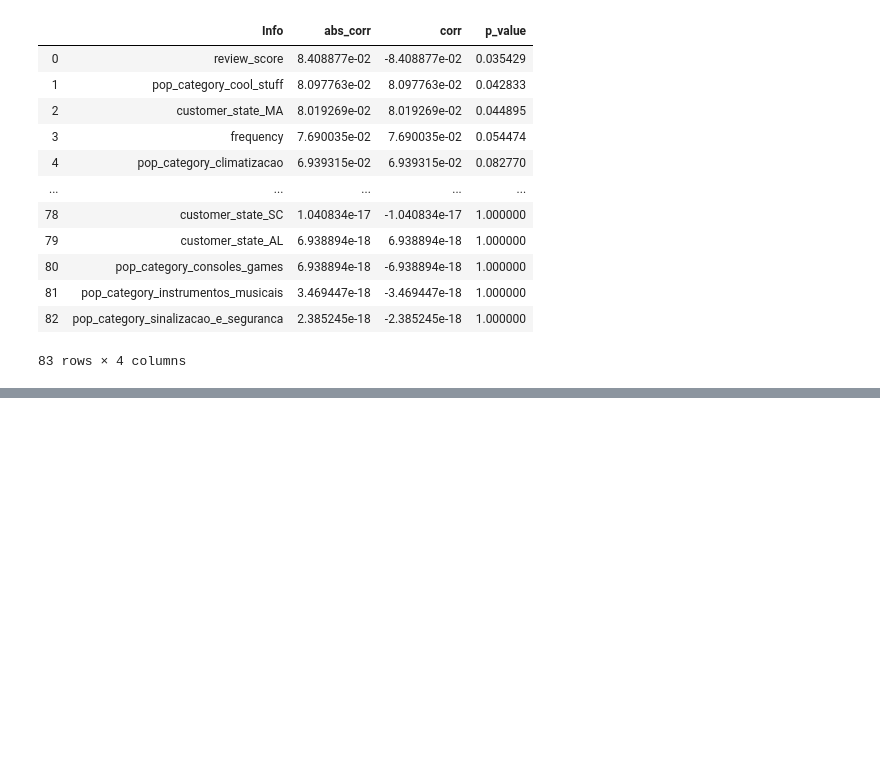
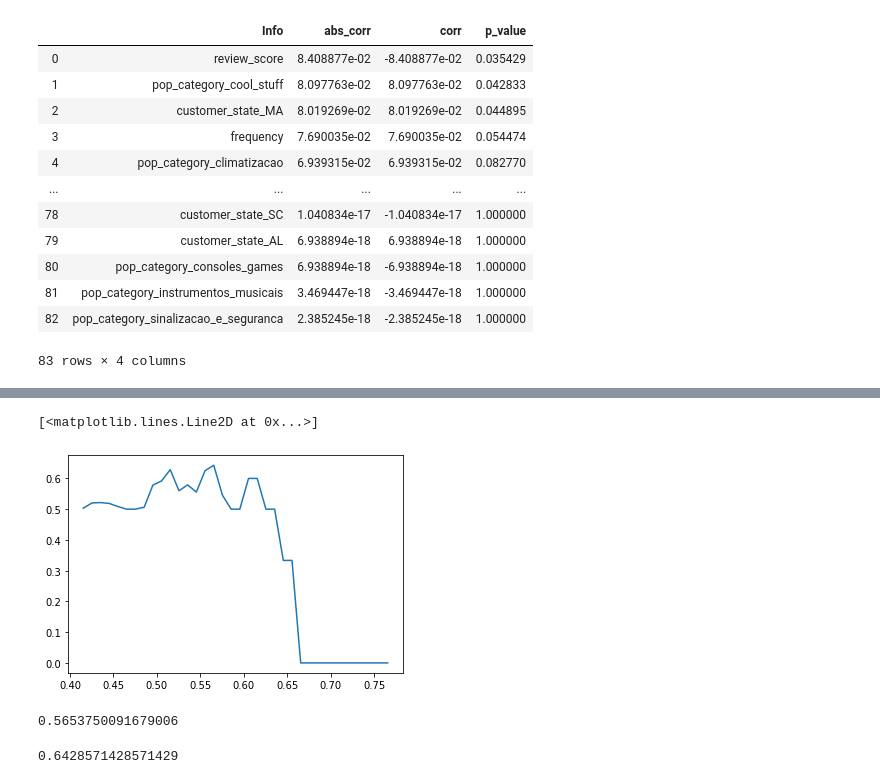
Before and after one commit to alireza-alizadegan/e-commerce-Sales, a Jupyter notebook: Brazil/Customer Value Prediction.ipynb, the cells around one changed output, grey strips where cells are left out. Drawn from its saved outputs; the diff is of its cells as text; code cells hidden in the pictures; blank space fills up the shorter version.

```diff
--- a/Brazil/Customer Value Prediction.ipynb
+++ b/Brazil/Customer Value Prediction.ipynb
@@ -992,0 +1048,26 @@ corr_df_q2
+# %%
+y_proba = lr.predict_proba(X_test)[:,1]
+from sklearn.metrics import precision_score
+from sklearn.metrics import recall_score
+
+precision_list = []
+recall_list = []
+threshold_list = np.arange(y_proba.min(), y_proba.max(), 0.01)
+for threshold in threshold_list:
+    y_threshold = np.where(y_proba >= threshold, 1, 0)
+    precision_list.append(precision_score(y_test, y_threshold))
+    recall_list.append(recall_score(y_test, y_threshold))
+
+plt.plot(threshold_list, precision_list, label='precision')
+plt.plot(threshold_list, recall_list, label='recall')
+# %% [output]
+[<matplotlib.lines.Line2D at 0x...>]
+[figure, added]
+# %%
+threshold_list[np.argmax(precision_list)]
+# %% [output]
+0.5653750091679006
+# %%
+np.max(precision_list)
+# %% [output]
+0.6428571428571429
```
Also changed, not shown: parts of 15 cells of this notebook.
